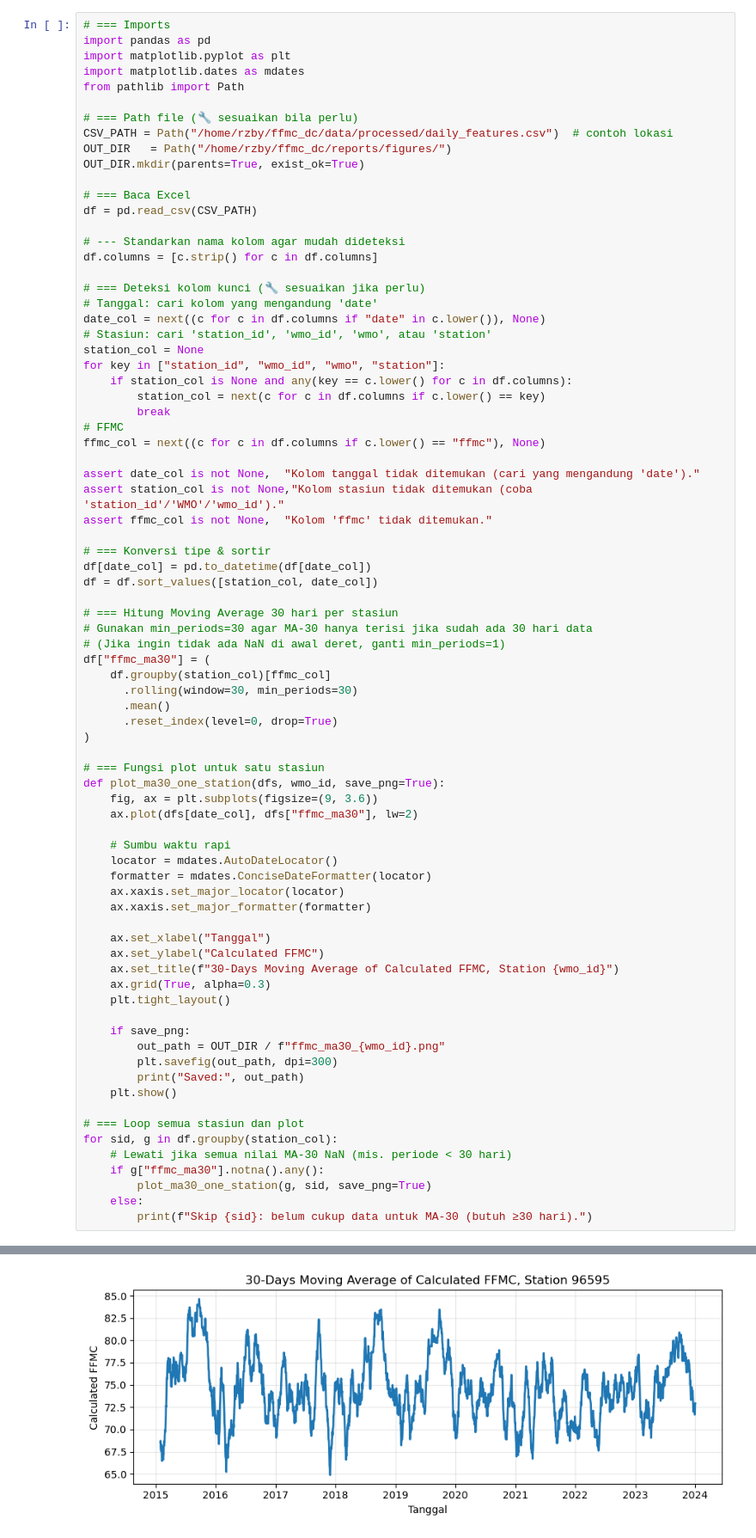
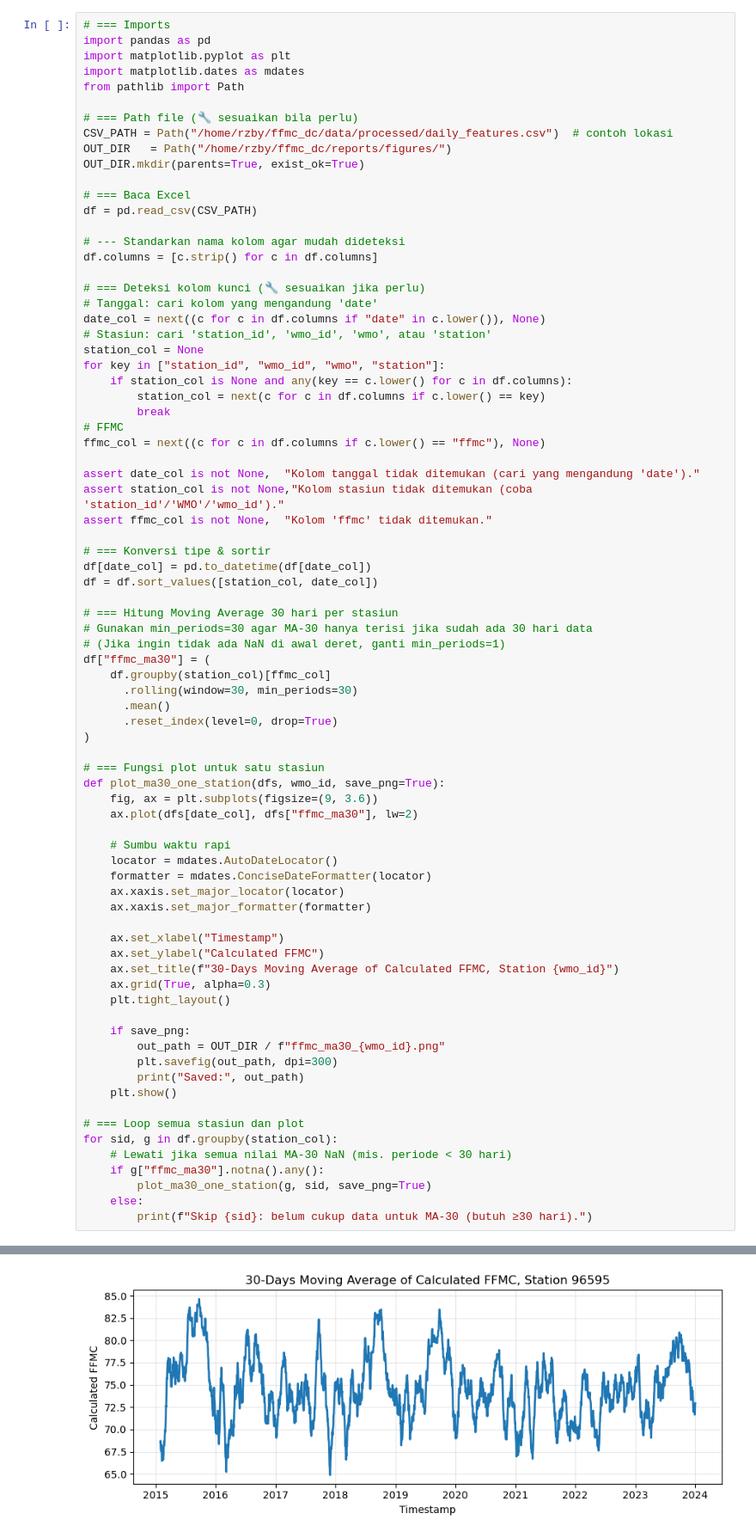
Before and after one commit to rezabayu/ffmc_dc, a Jupyter notebook: notebooks/05_plotting_calc_ffmc.ipynb, the cells around one changed output, grey strips where cells are left out. Shown: that part at 86% size. Cells and saved outputs as stored; diff of their text form.

Commit message:
Updated the FFMC Plot.

```diff
--- a/notebooks/05_plotting_calc_ffmc.ipynb
+++ b/notebooks/05_plotting_calc_ffmc.ipynb
@@ -50,33 +50,33 @@ df["ffmc_ma30"] = (
 def plot_ma30_one_station(dfs, wmo_id, save_png=True):
     fig, ax = plt.subplots(figsize=(9, 3.6))
     ax.plot(dfs[date_col], dfs["ffmc_ma30"], lw=2)
 
     # Sumbu waktu rapi
     locator = mdates.AutoDateLocator()
     formatter = mdates.ConciseDateFormatter(locator)
     ax.xaxis.set_major_locator(locator)
     ax.xaxis.set_major_formatter(formatter)
 
-    ax.set_xlabel("Tanggal")
+    ax.set_xlabel("Timestamp")
     ax.set_ylabel("Calculated FFMC")
     ax.set_title(f"30-Days Moving Average of Calculated FFMC, Station {wmo_id}")
     ax.grid(True, alpha=0.3)
     plt.tight_layout()
 
     if save_png:
         out_path = OUT_DIR / f"ffmc_ma30_{wmo_id}.png"
         plt.savefig(out_path, dpi=300)
         print("Saved:", out_path)
     plt.show()
 
 # === Loop semua stasiun dan plot
 for sid, g in df.groupby(station_col):
     # Lewati jika semua nilai MA-30 NaN (mis. periode < 30 hari)
     if g["ffmc_ma30"].notna().any():
         plot_ma30_one_station(g, sid, save_png=True)
     else:
         print(f"Skip {sid}: belum cukup data untuk MA-30 (butuh ≥30 hari).")
 # %% [output]
 Saved: /home/rzby/ffmc_dc/reports/figures/ffmc_ma30_96595.png
-[figure, old version]
+[figure, new version]
 Saved: /home/rzby/ffmc_dc/reports/figures/ffmc_ma30_96645.png
```
Also changed, not shown: parts of 1 cell of this notebook, 5 other files.
